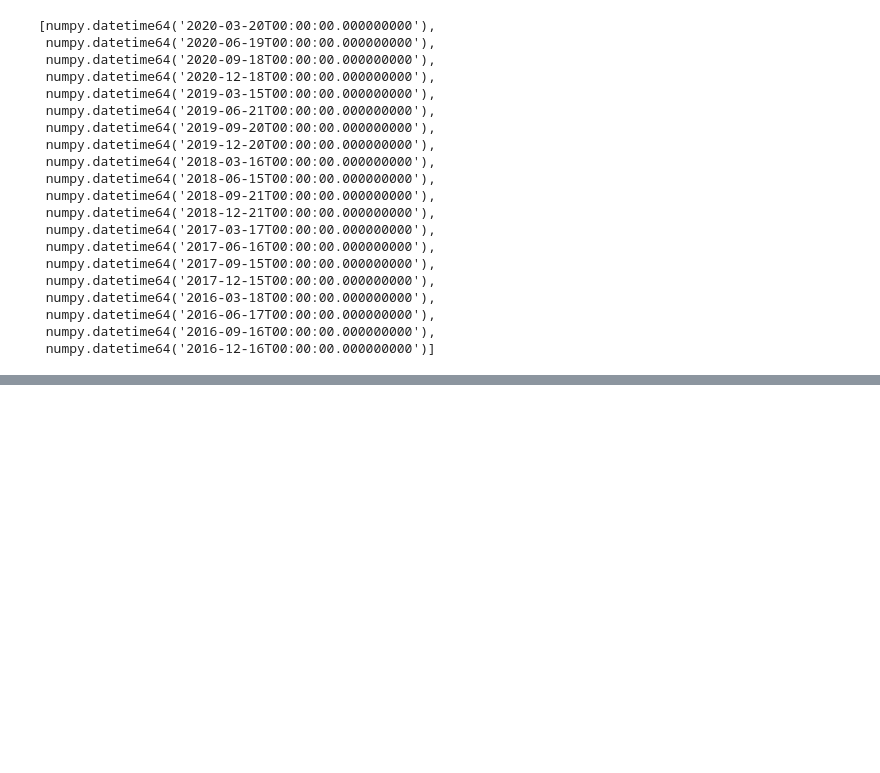
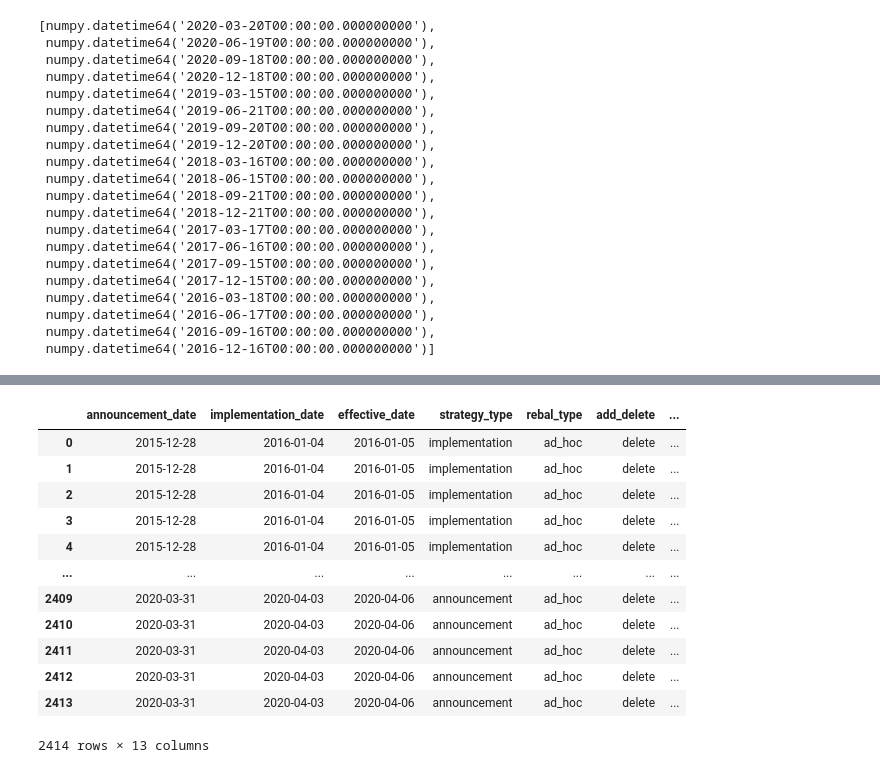
Before and after one commit to yingchen0505/analyzingalpha, a Jupyter notebook: sp500-historical-components-and-changes/SP500_Announcement_Analysis.ipynb, the cells around one changed output, grey strips where cells are left out. Drawn from its saved outputs; the diff is of its cells as text; code cells hidden in the pictures; blank space fills up the shorter version.

Commit message:
changed algo to suit announcement date

```diff
--- a/sp500-historical-components-and-changes/SP500_Announcement_Analysis.ipynb
+++ b/sp500-historical-components-and-changes/SP500_Announcement_Analysis.ipynb
@@ -99 +100,36 @@ ann_output = pd.DataFrame(columns=ann_output_columns)
+# %%
+def update_output_table(df_output, ann_date, impl_date, eff_date, strategy_type, rebal_type, add_delete,
+                        entry_date, entry_time, exit_date, exit_time, price_change):
+    if price_change > 0:
+        up = 1
+    else:
+        up = 0
+
+    conditions = ((df_output['announcement_date']==ann_date) &
+                (df_output['implementation_date']==impl_date) &
+                (df_output['effective_date']==eff_date) &
+                (df_output['strategy_type']==strategy_type) &
+                 (df_output['rebal_type']==rebal_type) &
+                 (df_output['add_delete']==add_delete) &
+                (df_output['entry_date']==entry_date) &
+                (df_output['entry_time']==entry_time) &
+                (df_output['exit_date']==exit_date) &
+                (df_output['exit_time']==exit_time))
+
+    # new row
+    if not conditions.any():
+        data = [{'announcement_date': ann_date, 'implementation_date': impl_date, 'effective_date': eff_date,
+                 'strategy_type': strategy_type, 'rebal_type': rebal_type, 'add_delete': add_delete,
+                 'entry_date': entry_date, 'entry_time': entry_time,
+                 'exit_date': exit_date, 'exit_time': exit_time,
+                 'total': price_change, 'up': up, 'count': 1}]
+        df_output = df_output.append(pd.DataFrame(data), ignore_index=True)
+
+    # updating existing row
+    else:
+        df_output.loc[conditions, 'total'] += price_change
+        df_output.loc[conditions, 'up'] += up
+        df_output.loc[conditions, 'count'] += 1
+
+    return df_output
 # %%
@@ -317,3 +428,19 @@ for idx, row in sp500_history.iterrows():
+# %%
+df_output
+# %% [output]
+|  | announcement_date | implementation_date | effective_date | strategy_type | rebal_type | add_delete | ... |
+| 0 | 2015-12-28 | 2016-01-04 | 2016-01-05 | implementation | ad_hoc | delete | ... |
+| 1 | 2015-12-28 | 2016-01-04 | 2016-01-05 | implementation | ad_hoc | delete | ... |
+| 2 | 2015-12-28 | 2016-01-04 | 2016-01-05 | implementation | ad_hoc | delete | ... |
+| 3 | 2015-12-28 | 2016-01-04 | 2016-01-05 | implementation | ad_hoc | delete | ... |
+| 4 | 2015-12-28 | 2016-01-04 | 2016-01-05 | implementation | ad_hoc | delete | ... |
+| ... | ... | ... | ... | ... | ... | ... | ... |
+| 2409 | 2020-03-31 | 2020-04-03 | 2020-04-06 | announcement | ad_hoc | delete | ... |
+| 2410 | 2020-03-31 | 2020-04-03 | 2020-04-06 | announcement | ad_hoc | delete | ... |
+| 2411 | 2020-03-31 | 2020-04-03 | 2020-04-06 | announcement | ad_hoc | delete | ... |
+| 2412 | 2020-03-31 | 2020-04-03 | 2020-04-06 | announcement | ad_hoc | delete | ... |
+| 2413 | 2020-03-31 | 2020-04-03 | 2020-04-06 | announcement | ad_hoc | delete | ... |
+2414 rows × 13 columns
 # %%
 def get_uniques(input_list):
     # insert the list to the set
```
Also changed, not shown: parts of 7 cells of this notebook.
